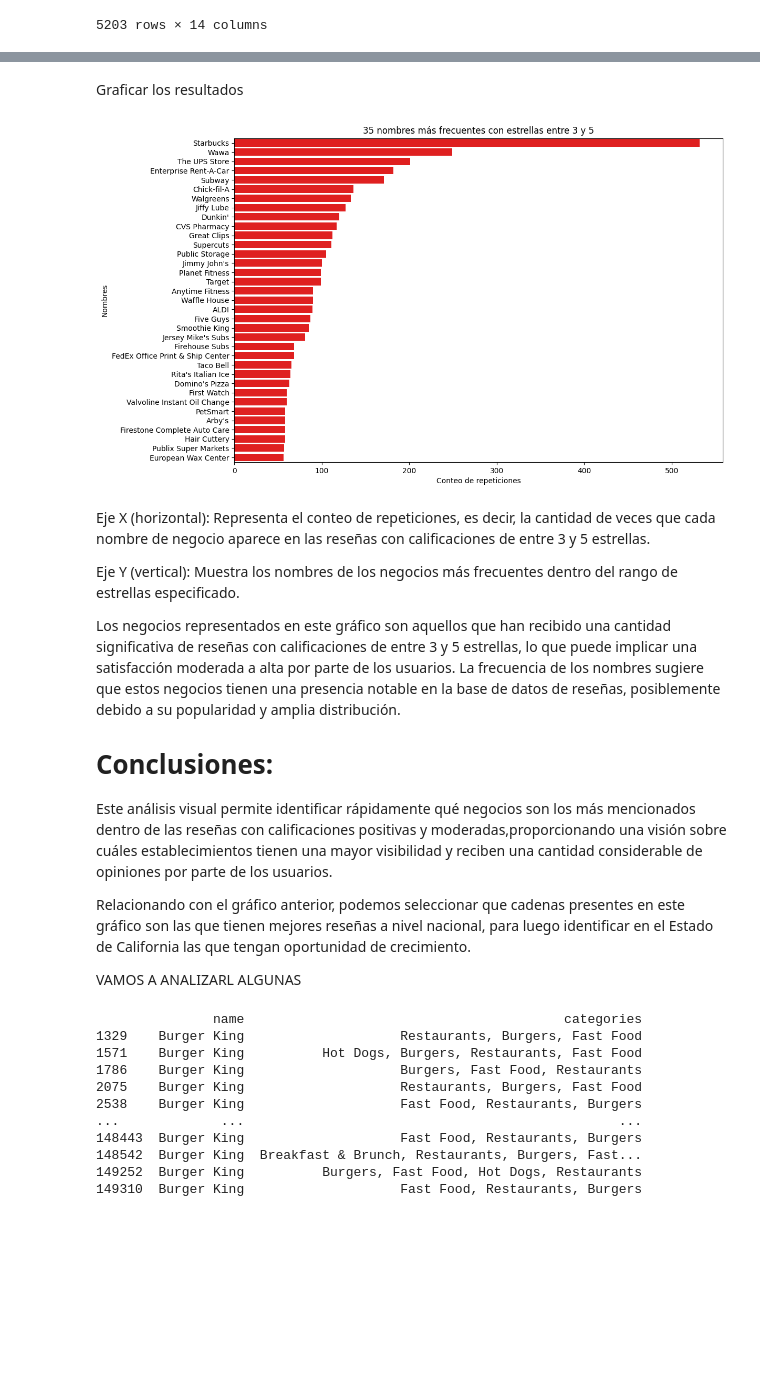
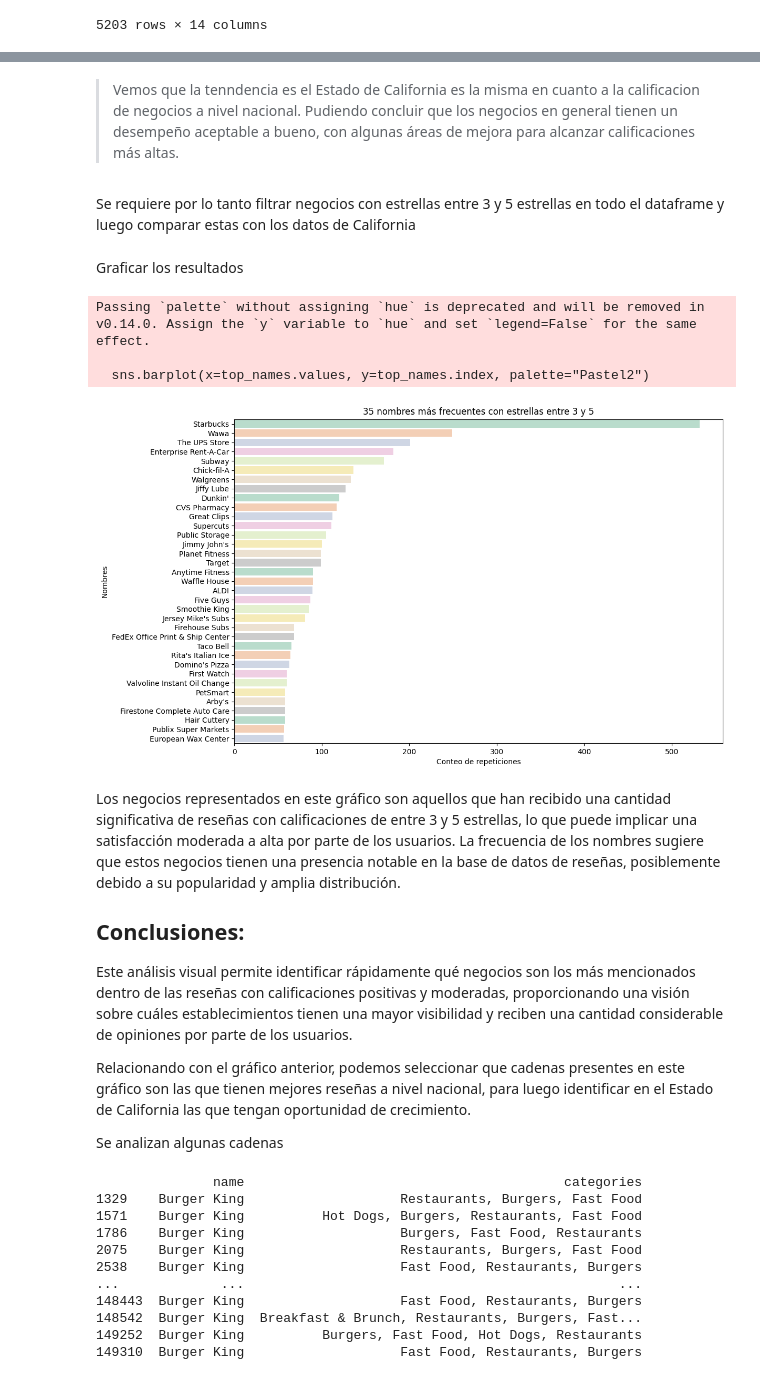
Before and after one commit to OscarMoralesMejia/Sistema-Recomendaciones-USA, a Jupyter notebook: EDA/eda_yelp.ipynb, the cells around one changed output, grey strips where cells are left out. Drawn from its saved outputs; the diff is of its cells as text; code cells hidden in the pictures; blank space fills up the shorter version.

```diff
--- a/EDA/eda_yelp.ipynb
+++ b/EDA/eda_yelp.ipynb
@@ -332,2 +369,7 @@ df_business = pd.read_pickle(r'D:\Denise_Estudio\henry\Proyecto final\data\Yelp\
+# %%
+# Creacion del dataframe
+df_business = pd.read_pickle('../../data/Yelp/business.pkl')
+# dataframe bussines
+df_business.head()
 # %% [markdown]
 Se busca informacion sobre las columnas, variables y valores nulos
@@ -634,0 +691,4 @@ filtered_business = df_business[(df_business['stars'] >= 3) & (df_business['star
+# %% [markdown]
+>Vemos que la tenndencia es el Estado de California es la misma en cuanto a la calificacion de negocios a nivel nacional. Pudiendo concluir que los negocios en general tienen un desempeño aceptable a bueno, con algunas áreas de mejora para alcanzar calificaciones más altas.
+# %% [markdown]
+Se requiere por lo tanto filtrar negocios con estrellas entre 3 y 5 estrellas  en todo el dataframe y luego comparar estas con los datos de California
@@ -638,31 +702,30 @@ top_names = name_count.head(35)
 # %% [markdown]
 Graficar los resultados
 # %%
+# Creo grafico de barras
 plt.figure(figsize=(12, 8))
-sns.barplot(x=top_names.values, y=top_names.index, color='Red')
+sns.barplot(x=top_names.values, y=top_names.index, palette="Pastel2")
 plt.xlabel('Conteo de repeticiones')
 plt.ylabel('Nombres')
 plt.title('35 nombres más frecuentes con estrellas entre 3 y 5')
 plt.show()
 # %% [output]
+Passing `palette` without assigning `hue` is deprecated and will be removed in v0.14.0. Assign the `y` variable to `hue` and set `legend=False` for the same effect.
+
+  sns.barplot(x=top_names.values, y=top_names.index, palette="Pastel2")
-[figure, old version]
+[figure, new version]
 # %% [markdown]
-
-Eje X (horizontal): Representa el conteo de repeticiones, es decir, la cantidad de veces que cada nombre de negocio aparece en las reseñas con calificaciones de entre 3 y 5 estrellas.
-
-Eje Y (vertical): Muestra los nombres de los negocios más frecuentes dentro del rango de estrellas especificado.
-
 Los negocios representados en este gráfico son aquellos que han recibido una cantidad significativa de reseñas con calificaciones de entre 3 y 5 estrellas, lo que puede implicar una satisfacción moderada a alta por parte de los usuarios.
 La frecuencia de los nombres sugiere que estos negocios tienen una presencia notable en la base de datos de reseñas, posiblemente debido a su popularidad y amplia distribución.
 
-# Conclusiones:
+## Conclusiones:
 
-Este análisis visual permite identificar rápidamente qué negocios son los más mencionados dentro de las reseñas con calificaciones positivas y moderadas,proporcionando una visión sobre cuáles establecimientos tienen una mayor visibilidad y reciben una cantidad considerable de opiniones por parte de los usuarios.
+Este análisis visual permite identificar rápidamente qué negocios son los más mencionados dentro de las reseñas con calificaciones positivas y moderadas,  proporcionando una visión sobre cuáles establecimientos tienen una mayor visibilidad y reciben una cantidad considerable de opiniones por parte de los usuarios.
 
 Relacionando con el gráfico anterior, podemos seleccionar que cadenas presentes en este gráfico son las que tienen mejores reseñas a nivel nacional, para luego identificar en el Estado de California las que tengan oportunidad de crecimiento.
 
 
-VAMOS A ANALIZARL ALGUNAS
+Se analizan algunas cadenas
 # %%
 burger_king_indices = df_business[df_business['name'] == 'Burger King'].index
 
```
Also changed, not shown: parts of 148 cells of this notebook.
